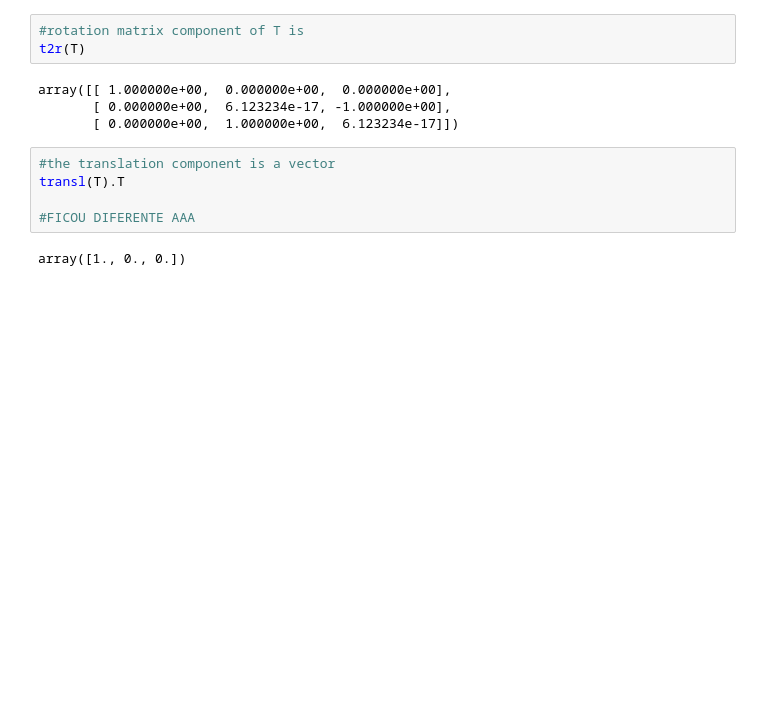
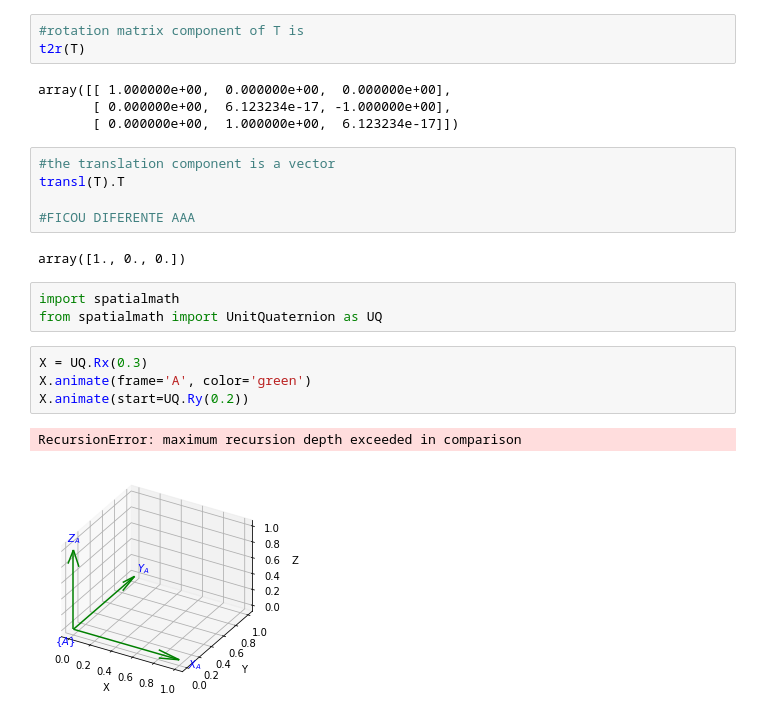
Before and after one commit to lara-unb/ema_motion_analysis, a Jupyter notebook: notebooks/SpatialMathLib.ipynb, the cells around one changed output. Saved outputs shown, nothing was run; the diff lists cells and outputs as text; blank space fills up the shorter version.

```diff
--- a/notebooks/SpatialMathLib.ipynb
+++ b/notebooks/SpatialMathLib.ipynb
@@ -325,3 +327,13 @@ transl(T).T
 #FICOU DIFERENTE AAA
 # %% [output]
 array([1., 0., 0.])
+# %%
+import spatialmath
+from spatialmath import UnitQuaternion as UQ
+# %%
+X = UQ.Rx(0.3)
+X.animate(frame='A', color='green')
+X.animate(start=UQ.Ry(0.2))
+# %% [output]
+RecursionError: maximum recursion depth exceeded in comparison
+[figure, added]
```
Also changed, not shown: parts of 1 cell of this notebook, 2 other files.
